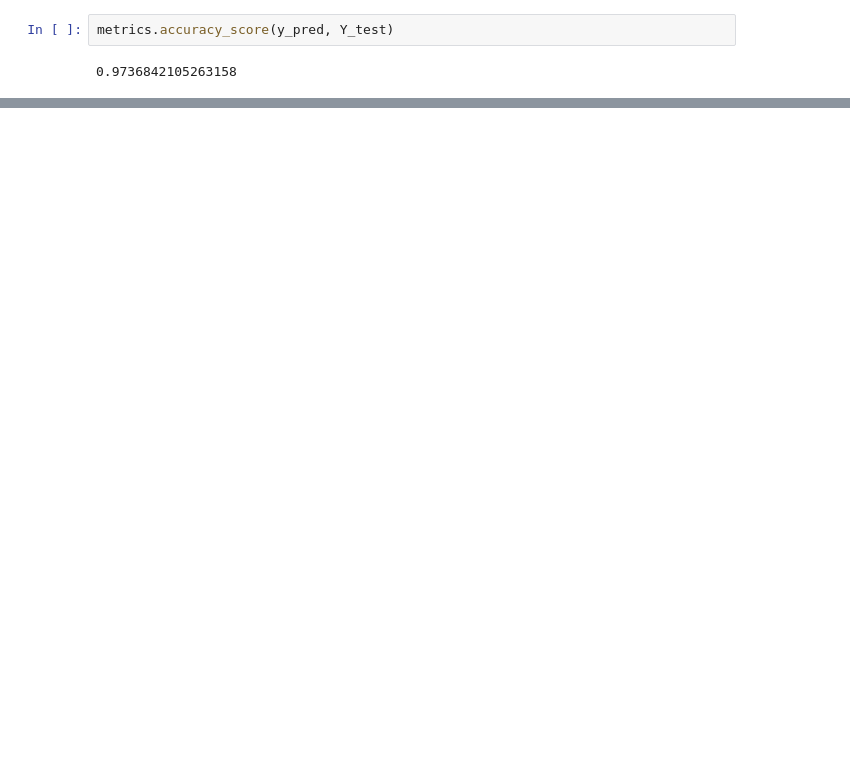
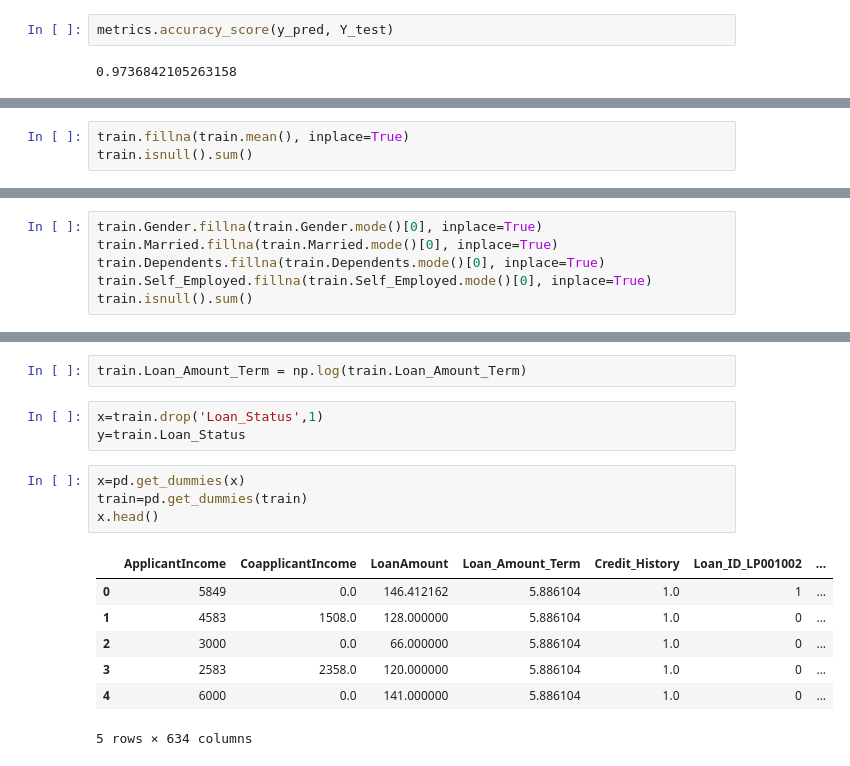
Before and after one commit to safiraauliar/H8_PYTN-KS-003, a Jupyter notebook: Sesi13-Classification2.ipynb, the cells around one changed output, grey strips where cells are left out. Cells and saved outputs as stored; diff of their text form; blank space fills up the shorter version.

```diff
--- a/Sesi13-Classification2.ipynb
+++ b/Sesi13-Classification2.ipynb
@@ -282,0 +444,3 @@ dtype: float64
+# %%
+train.fillna(train.mean(), inplace=True)
+train.isnull().sum()
@@ -282,0 +462,6 @@ dtype: float64
+# %%
+train.Gender.fillna(train.Gender.mode()[0], inplace=True)
+train.Married.fillna(train.Married.mode()[0], inplace=True)
+train.Dependents.fillna(train.Dependents.mode()[0], inplace=True)
+train.Self_Employed.fillna(train.Self_Employed.mode()[0], inplace=True)
+train.isnull().sum()
@@ -282,0 +483,17 @@ dtype: float64
+# %%
+train.Loan_Amount_Term = np.log(train.Loan_Amount_Term)
+# %%
+x=train.drop('Loan_Status',1)
+y=train.Loan_Status
+# %%
+x=pd.get_dummies(x)
+train=pd.get_dummies(train)
+x.head()
+# %% [output]
+|  | ApplicantIncome | CoapplicantIncome | LoanAmount | Loan_Amount_Term | Credit_History | Loan_ID_LP001002 | ... |
+| 0 | 5849 | 0.0 | 146.412162 | 5.886104 | 1.0 | 1 | ... |
+| 1 | 4583 | 1508.0 | 128.000000 | 5.886104 | 1.0 | 0 | ... |
+| 2 | 3000 | 0.0 | 66.000000 | 5.886104 | 1.0 | 0 | ... |
+| 3 | 2583 | 2358.0 | 120.000000 | 5.886104 | 1.0 | 0 | ... |
+| 4 | 6000 | 0.0 | 141.000000 | 5.886104 | 1.0 | 0 | ... |
+5 rows × 634 columns
```
Also changed, not shown: parts of 43 cells of this notebook.
